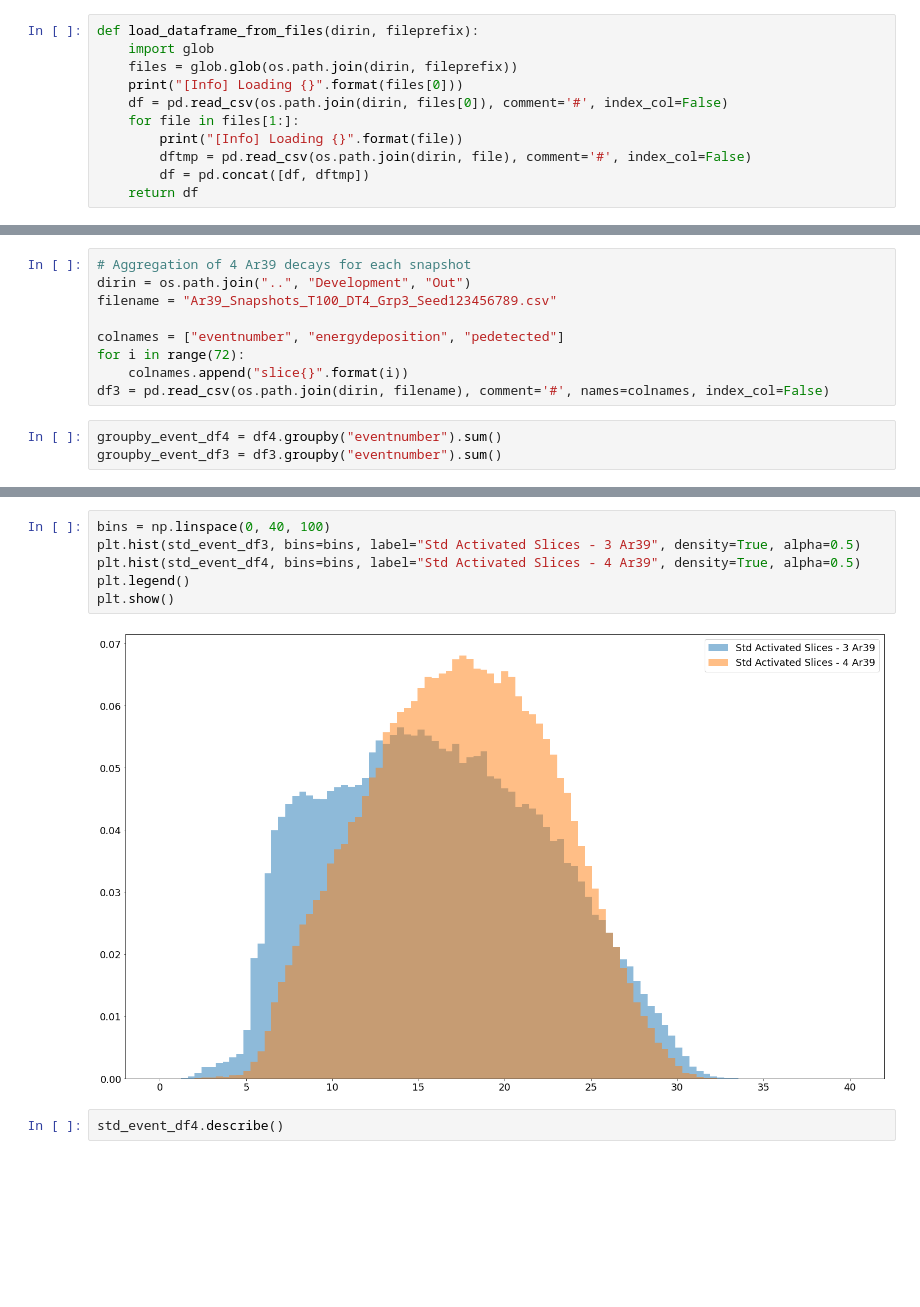
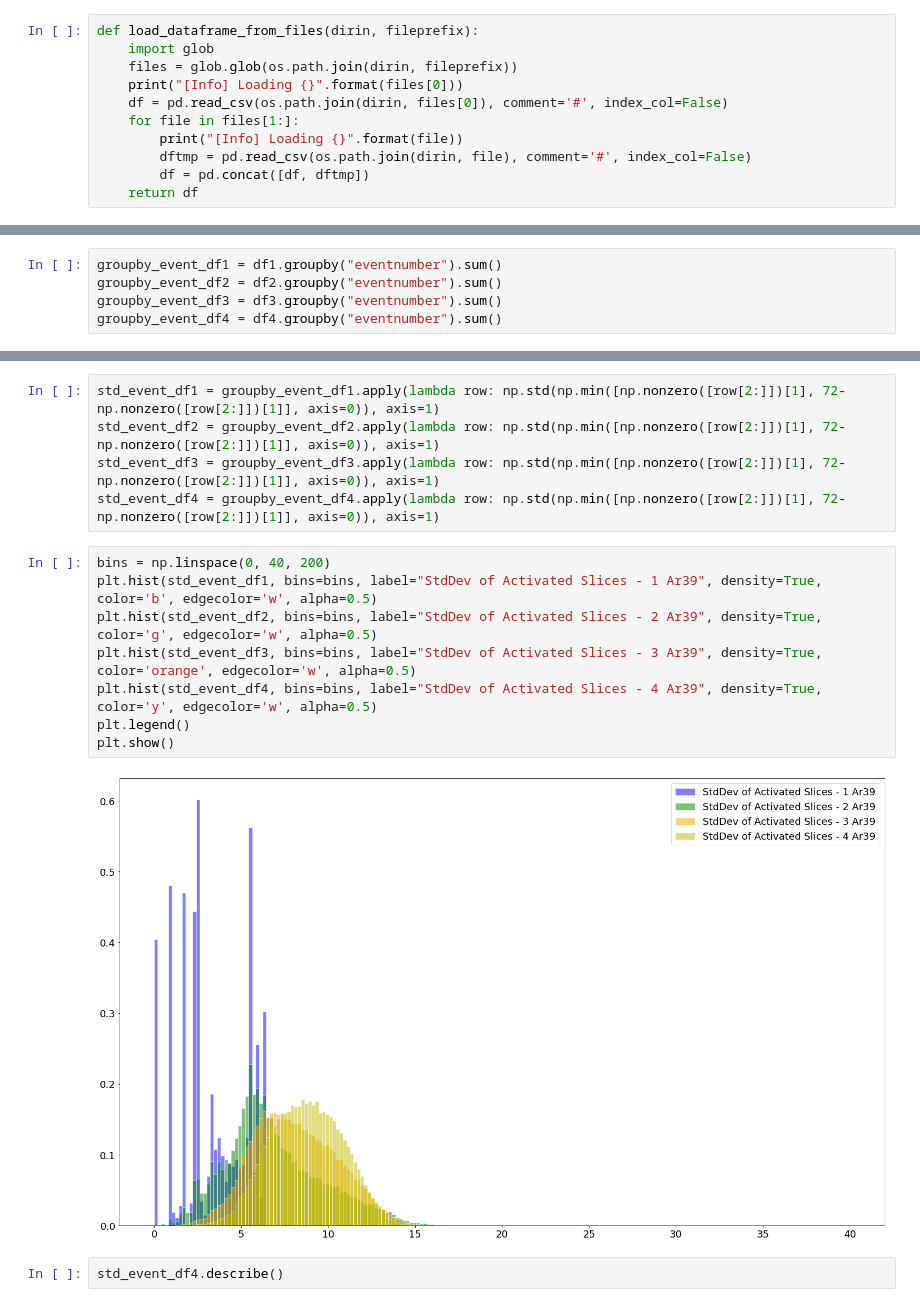
Before and after one commit to luigiberducci/ML4NP, a Jupyter notebook: Notebooks/ComparisonAr39Pileups/analysis_pileups_1_2_3_4_ar39_over_100ns.ipynb, the cells around one changed output, grey strips where cells are left out. Saved outputs shown, nothing was run; the diff lists cells and outputs as text; blank space fills up the shorter version.

Commit message:
add plots comparison spectra of ar39s

```diff
--- a/Notebooks/ComparisonAr39Pileups/analysis_pileups_1_2_3_4_ar39_over_100ns.ipynb
+++ b/Notebooks/ComparisonAr39Pileups/analysis_pileups_1_2_3_4_ar39_over_100ns.ipynb
@@ -52,12 +52,5 @@ print("[Info] 4 Ar39: {} events".format(df4.eventnumber.nunique()))
-# %%
-# Aggregation of 4 Ar39 decays for each snapshot
-dirin = os.path.join("..", "Development", "Out")
-filename = "Ar39_Snapshots_T100_DT4_Grp3_Seed123456789.csv"
-
-colnames = ["eventnumber", "energydeposition", "pedetected"]
-for i in range(72):
-    colnames.append("slice{}".format(i))
-df3 = pd.read_csv(os.path.join(dirin, filename), comment='#', names=colnames, index_col=False)
 # %%
+groupby_event_df1 = df1.groupby("eventnumber").sum()
+groupby_event_df2 = df2.groupby("eventnumber").sum()
+groupby_event_df3 = df3.groupby("eventnumber").sum()
 groupby_event_df4 = df4.groupby("eventnumber").sum()
-groupby_event_df3 = df3.groupby("eventnumber").sum()
@@ -91,11 +90,18 @@ std_event_df4 = groupby_event_df4.apply(lambda row: np.std(np.nonzero([row[2:]])
+# %%
+std_event_df1 = groupby_event_df1.apply(lambda row: np.std(np.min([np.nonzero([row[2:]])[1], 72-np.nonzero([row[2:]])[1]], axis=0)), axis=1)
+std_event_df2 = groupby_event_df2.apply(lambda row: np.std(np.min([np.nonzero([row[2:]])[1], 72-np.nonzero([row[2:]])[1]], axis=0)), axis=1)
+std_event_df3 = groupby_event_df3.apply(lambda row: np.std(np.min([np.nonzero([row[2:]])[1], 72-np.nonzero([row[2:]])[1]], axis=0)), axis=1)
+std_event_df4 = groupby_event_df4.apply(lambda row: np.std(np.min([np.nonzero([row[2:]])[1], 72-np.nonzero([row[2:]])[1]], axis=0)), axis=1)
 # %%
-bins = np.linspace(0, 40, 100)
-plt.hist(std_event_df3, bins=bins, label="Std Activated Slices - 3 Ar39", density=True, alpha=0.5)
-plt.hist(std_event_df4, bins=bins, label="Std Activated Slices - 4 Ar39", density=True, alpha=0.5)
+bins = np.linspace(0, 40, 200)
+plt.hist(std_event_df1, bins=bins, label="StdDev of Activated Slices - 1 Ar39", density=True, color='b', edgecolor='w', alpha=0.5)
+plt.hist(std_event_df2, bins=bins, label="StdDev of Activated Slices - 2 Ar39", density=True, color='g', edgecolor='w', alpha=0.5)
+plt.hist(std_event_df3, bins=bins, label="StdDev of Activated Slices - 3 Ar39", density=True, color='orange', edgecolor='w', alpha=0.5)
+plt.hist(std_event_df4, bins=bins, label="StdDev of Activated Slices - 4 Ar39", density=True, color='y', edgecolor='w', alpha=0.5)
 plt.legend()
 plt.show()
 # %% [output]
-[figure, old version]
+[figure, new version]
 # %%
 std_event_df4.describe()
 # %% [output]
```
Also changed, not shown: parts of 11 cells of this notebook, 11 other files.
